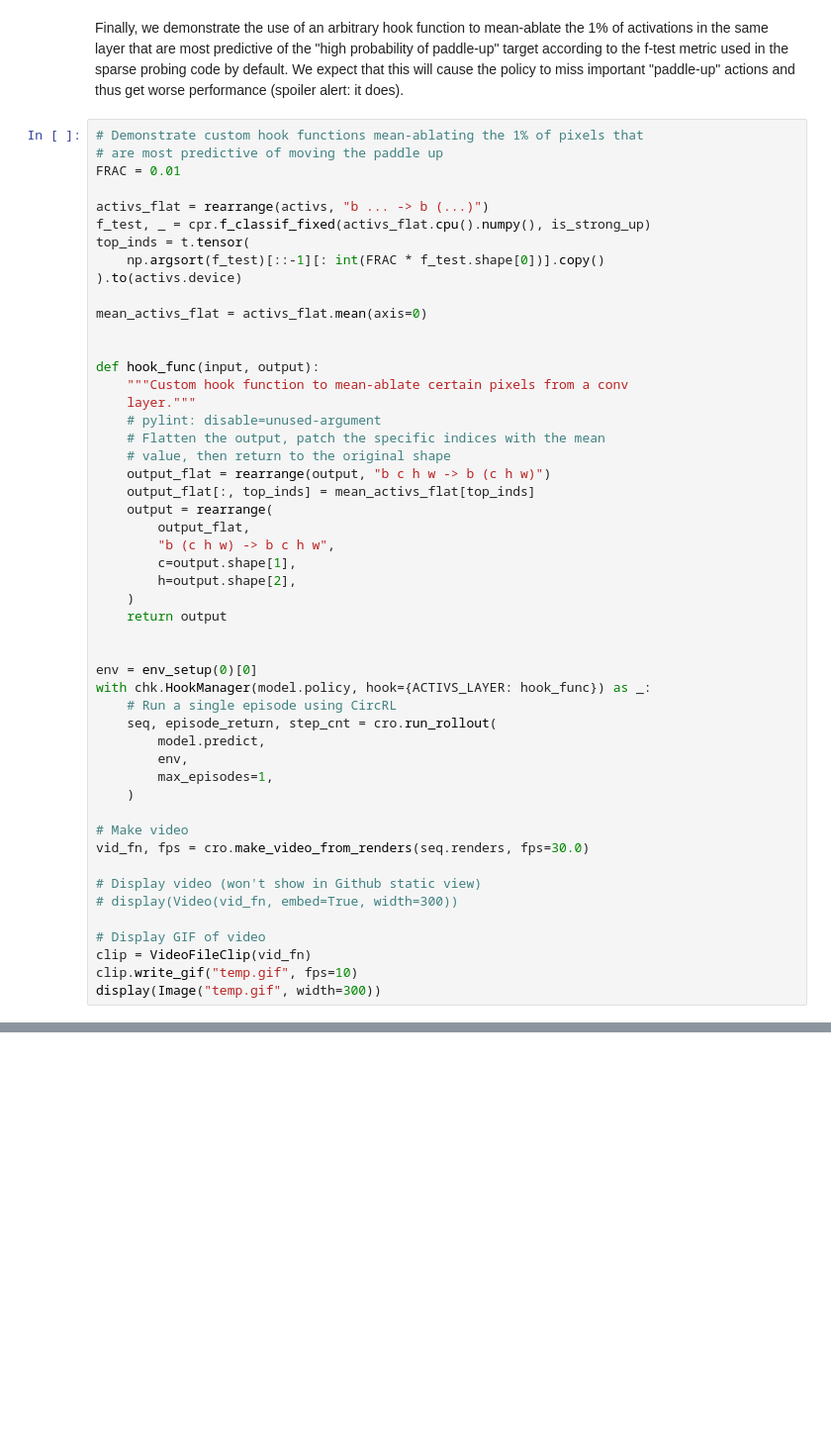
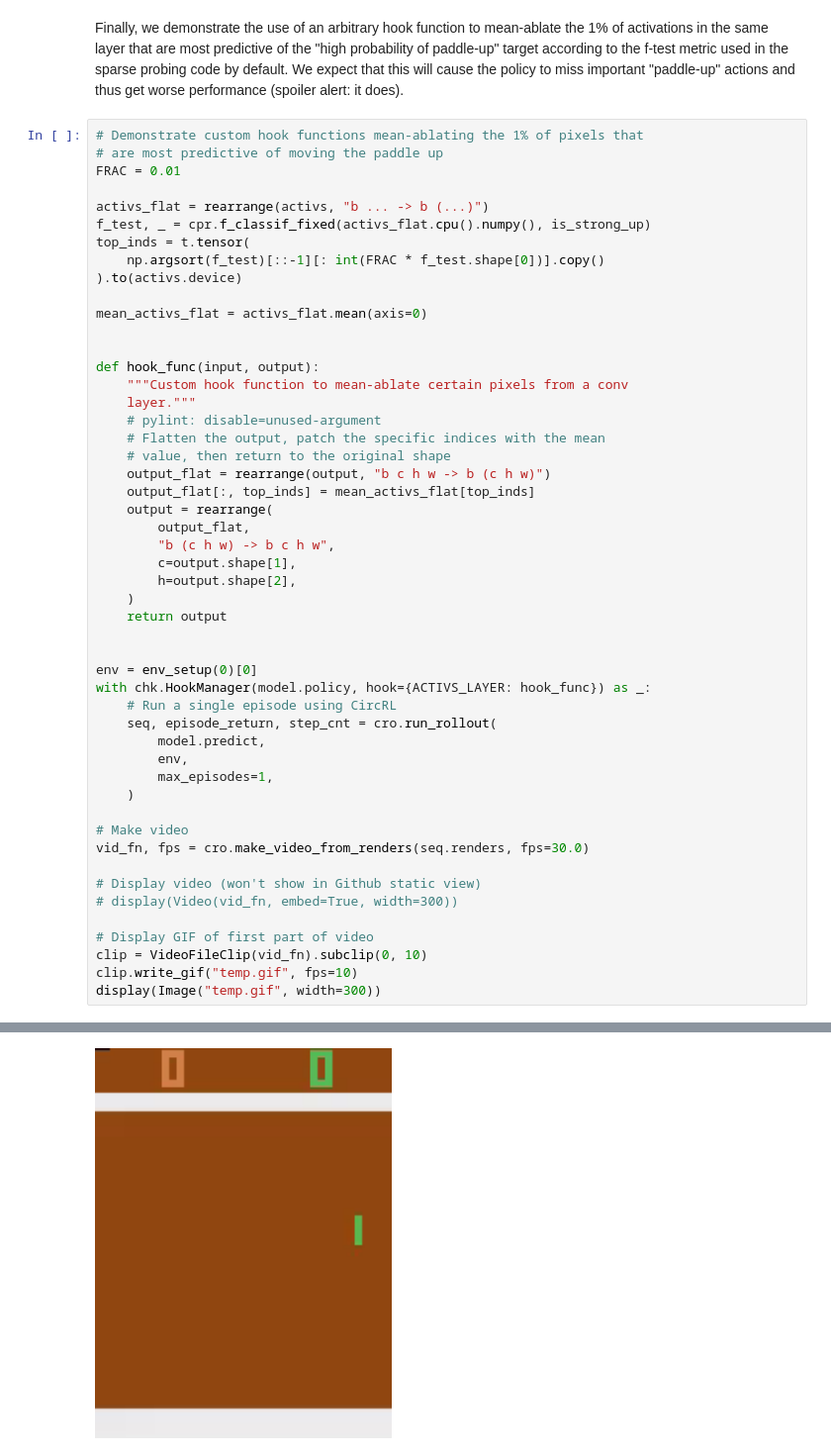
Before and after one commit to montemac/circrl, a Jupyter notebook: demo.ipynb, the cells around one changed output, grey strips where cells are left out. Shown at 99% size. Drawn from its saved outputs; the diff is of its cells as text; blank space fills up the shorter version.

```diff
--- a/demo.ipynb
+++ b/demo.ipynb
@@ -278,8 +278,8 @@ vid_fn, fps = cro.make_video_from_renders(seq.renders, fps=30.0)
 # Display video (won't show in Github static view)
 # display(Video(vid_fn, embed=True, width=300))
 
-# Display GIF of video
-clip = VideoFileClip(vid_fn)
+# Display GIF of first part of video
+clip = VideoFileClip(vid_fn).subclip(0, 10)
 clip.write_gif("temp.gif", fps=10)
 display(Image("temp.gif", width=300))
 # %% [output]
@@ -287,0 +288 @@ WARN: No render fps was declared in the environment (env.metadata['render_fps']
+[figure, added]
```
Also changed, not shown: parts of 1 cell of this notebook.
